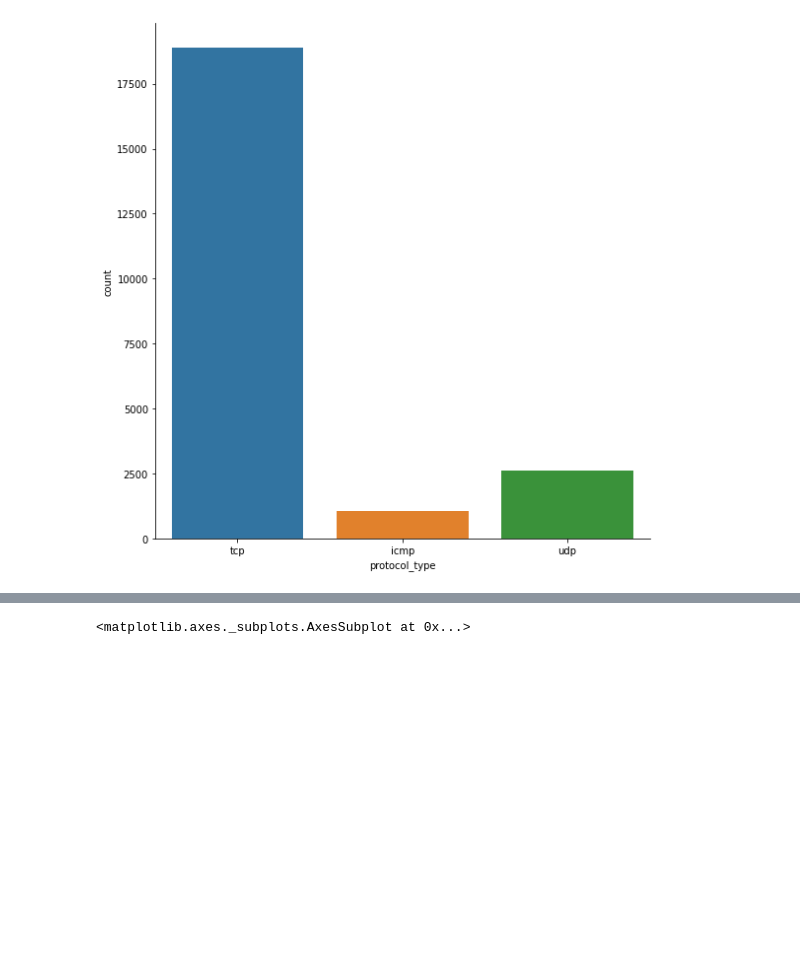
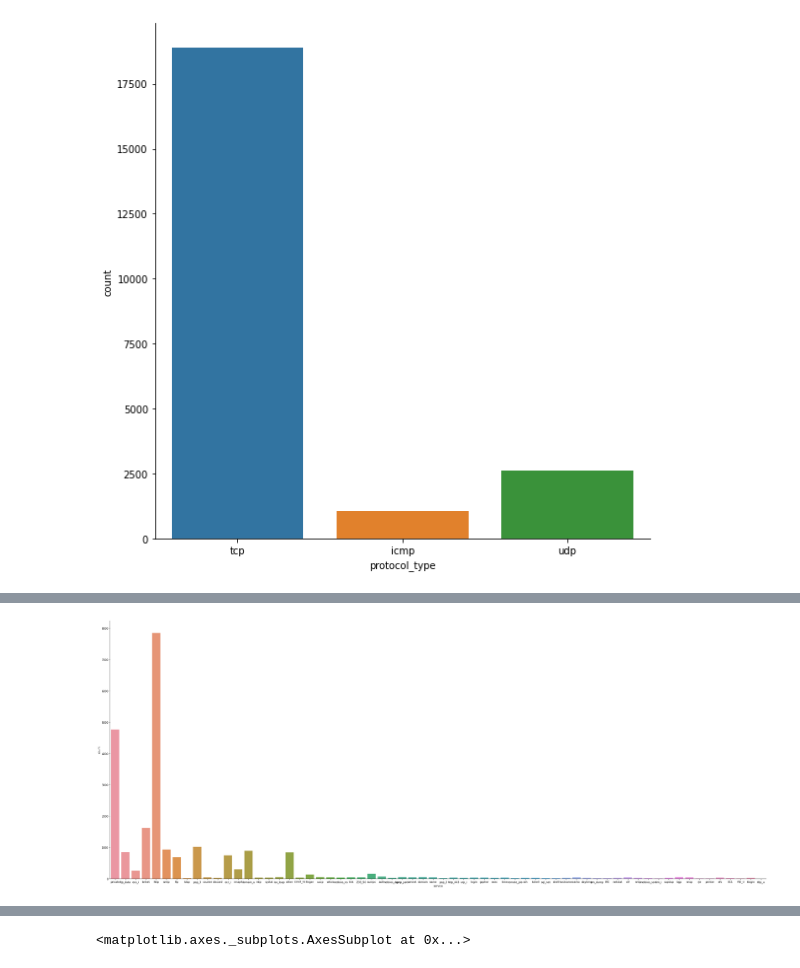
Before and after one commit to rakeshvitta/rakeshvitta, a Jupyter notebook: Group250_Anamoly.ipynb, the cells around one changed output, grey strips where cells are left out. Cells and saved outputs as stored; diff of their text form; code cells hidden in the pictures; blank space fills up the shorter version.

```diff
--- a/Group250_Anamoly.ipynb
+++ b/Group250_Anamoly.ipynb
@@ -114,3 +114,8 @@ sns.catplot(x="protocol_type", y = "duration" ,hue="class",height=8, aspect=1,
+# %%
+plot = sns.catplot(x="service", kind="count",height=8, aspect=1,  data=df);
+plot.fig.set_size_inches(40,15)
+# %% [output]
+[figure, added]
 # %%
 sns.catplot(x="protocol_type", y = "service" ,hue="class",height=8, aspect=1,  data=df);
 # %% [output]
```
Also changed, not shown: parts of 26 cells of this notebook.
